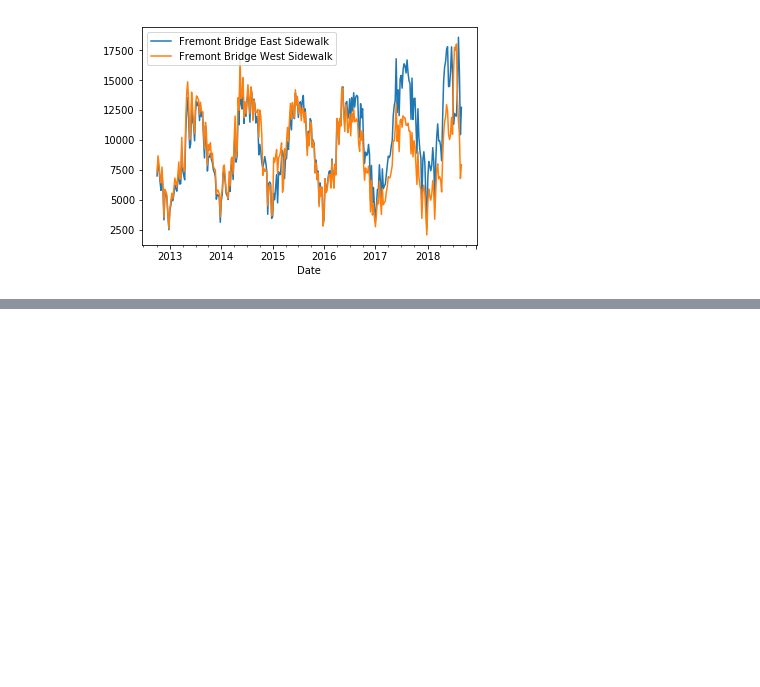
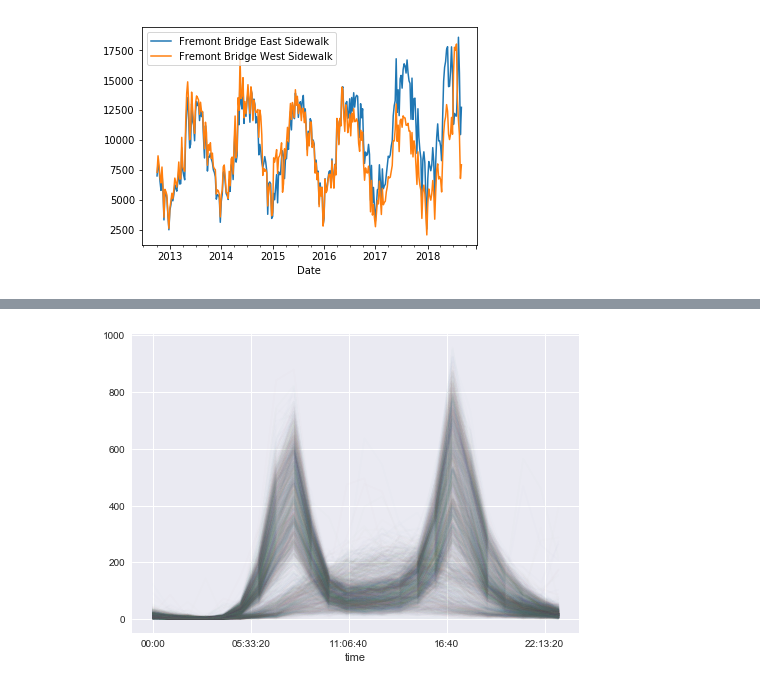
Before and after one commit to BAHorobet/Fremont, a Jupyter notebook: From_exploratory_analysis_science.ipynb, the cells around one changed output, grey strips where cells are left out. Cells and saved outputs as stored; diff of their text form; code cells hidden in the pictures; blank space fills up the shorter version.

```diff
--- a/From_exploratory_analysis_science.ipynb
+++ b/From_exploratory_analysis_science.ipynb
@@ -40,0 +59,3 @@ Fremont.resample('W').sum().plot(); #see the data weekly rather than hourly
+# %%
+pivoted = Fremont.pivot_table('Total', index=Fremont.index.time, columns=Fremont.index.date)
+pivoted.iloc[:5, :5]
@@ -40,0 +69,4 @@ Fremont.resample('W').sum().plot(); #see the data weekly rather than hourly
+# %%
+pivoted.plot(legend=False, alpha=0.01);
+# %% [output]
+[figure, added]
```
Also changed, not shown: parts of 5 cells of this notebook.
